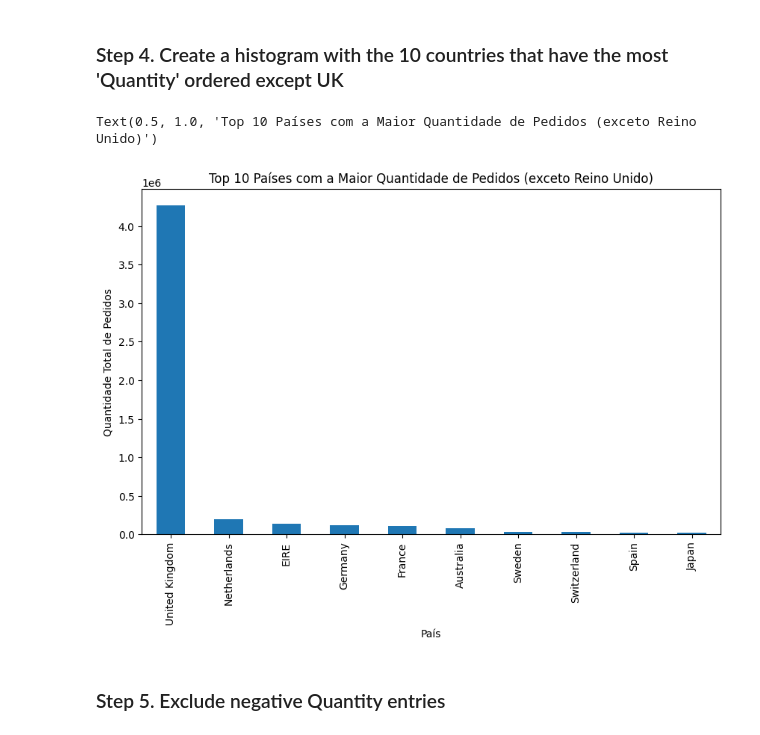
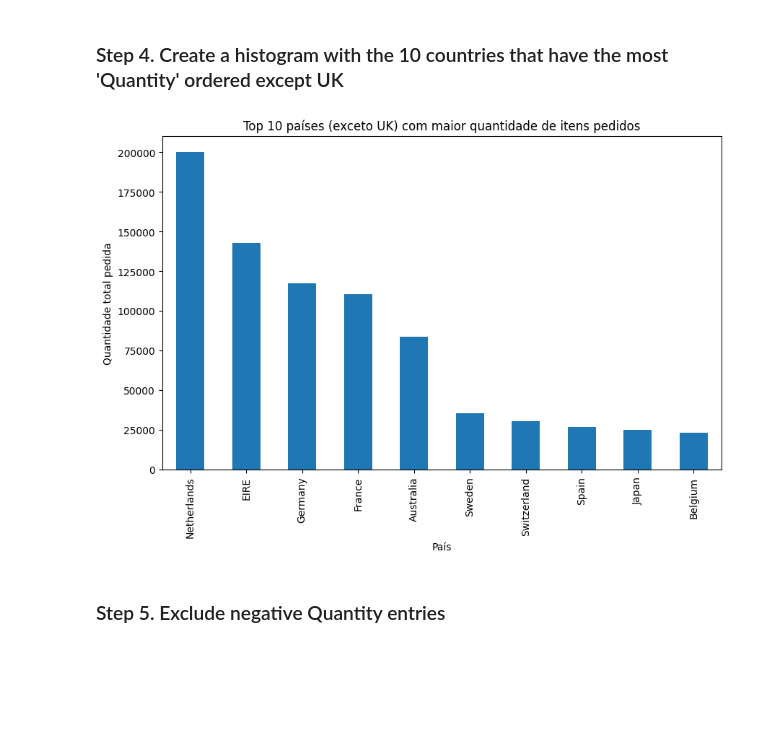
Before and after one commit to yzkjr/pandas_exercises, a Jupyter notebook: 07_Visualization/Online_Retail/Exercises.ipynb, the cells around one changed output. Saved outputs shown, nothing was run; the diff lists cells and outputs as text; code cells hidden in the pictures; blank space fills up the shorter version.

```diff
--- a/07_Visualization/Online_Retail/Exercises.ipynb
+++ b/07_Visualization/Online_Retail/Exercises.ipynb
@@ -21,16 +21,21 @@ online_rt = pd.read_csv(url, encoding='latin1')
 # %% [markdown]
 ### Step 4. Create a histogram with the 10 countries that have the most 'Quantity' ordered except UK
 # %%
-quant_paises = online_rt.groupby('Country')['Quantity'].sum()
-top10 = quant_paises.sort_values(ascending=False).head(10)
-country_quantity = quant_paises.drop('United Kingdom')
-plt.pyplot.figure(figsize=(10, 6))
-top10.plot(kind='bar')
-plt.pyplot.xlabel('País')
-plt.pyplot.ylabel('Quantidade Total de Pedidos')
-plt.pyplot.title('Top 10 Países com a Maior Quantidade de Pedidos (exceto Reino Unido)')
+country_quantity = online_rt.groupby('Country')['Quantity'].sum()
+
+
+country_quantity = country_quantity.drop('United Kingdom')
+
+
+top10_countries = country_quantity.sort_values(ascending=False).head(10)
+
+plt.figure(figsize=(10,6))
+top10_countries.plot(kind='bar')
+plt.title('Top 10 países (exceto UK) com maior quantidade de itens pedidos')
+plt.xlabel('País')
+plt.ylabel('Quantidade total pedida')
+plt.show()
 # %% [output]
-Text(0.5, 1.0, 'Top 10 Países com a Maior Quantidade de Pedidos (exceto Reino Unido)')
-[figure, old version]
+[figure, new version]
 # %% [markdown]
 ### Step 5.  Exclude negative Quantity entries
```
Also changed, not shown: parts of 14 cells of this notebook.
